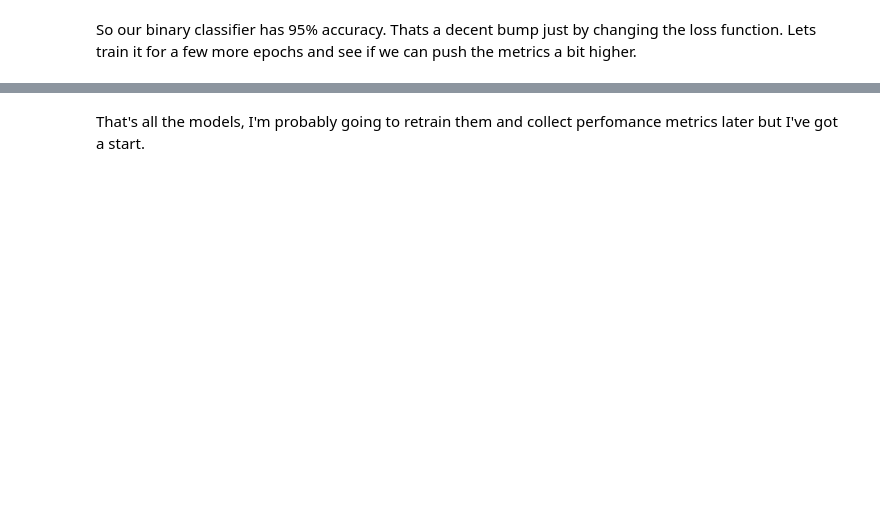
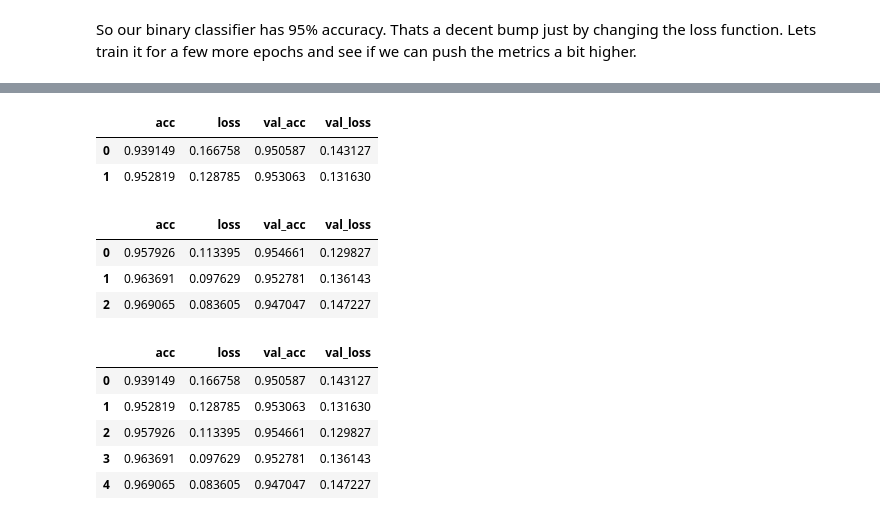
Before and after one commit to BenDavidAaron/toxic-commentary, a Jupyter notebook: model-development/embedding-model.ipynb, the cells around one changed output, grey strips where cells are left out. Cells and saved outputs as stored; diff of their text form; code cells hidden in the pictures; blank space fills up the shorter version.

```diff
--- a/model-development/embedding-model.ipynb
+++ b/model-development/embedding-model.ipynb
@@ -278,2 +287,0 @@ Epoch 3/3
-# %% [markdown]
-That's all the models, I'm probably going to retrain them and collect perfomance metrics later but I've got a start.
@@ -279,0 +290,13 @@ That's all the models, I'm probably going to retrain them and collect perfomance
+# %%
+df2
+# %% [output]
+|  | acc | loss | val_acc | val_loss |
+| 0 | 0.939149 | 0.166758 | 0.950587 | 0.143127 |
+| 1 | 0.952819 | 0.128785 | 0.953063 | 0.131630 |
+# %%
+df5
+# %% [output]
+|  | acc | loss | val_acc | val_loss |
+| 0 | 0.957926 | 0.113395 | 0.954661 | 0.129827 |
+| 1 | 0.963691 | 0.097629 | 0.952781 | 0.136143 |
+| 2 | 0.969065 | 0.083605 | 0.947047 | 0.147227 |
@@ -279,0 +307,9 @@ That's all the models, I'm probably going to retrain them and collect perfomance
+# %%
+bin_hist
+# %% [output]
+|  | acc | loss | val_acc | val_loss |
+| 0 | 0.939149 | 0.166758 | 0.950587 | 0.143127 |
+| 1 | 0.952819 | 0.128785 | 0.953063 | 0.131630 |
+| 2 | 0.957926 | 0.113395 | 0.954661 | 0.129827 |
+| 3 | 0.963691 | 0.097629 | 0.952781 | 0.136143 |
+| 4 | 0.969065 | 0.083605 | 0.947047 | 0.147227 |
```
Also changed, not shown: parts of 14 cells of this notebook, 2 other files.
